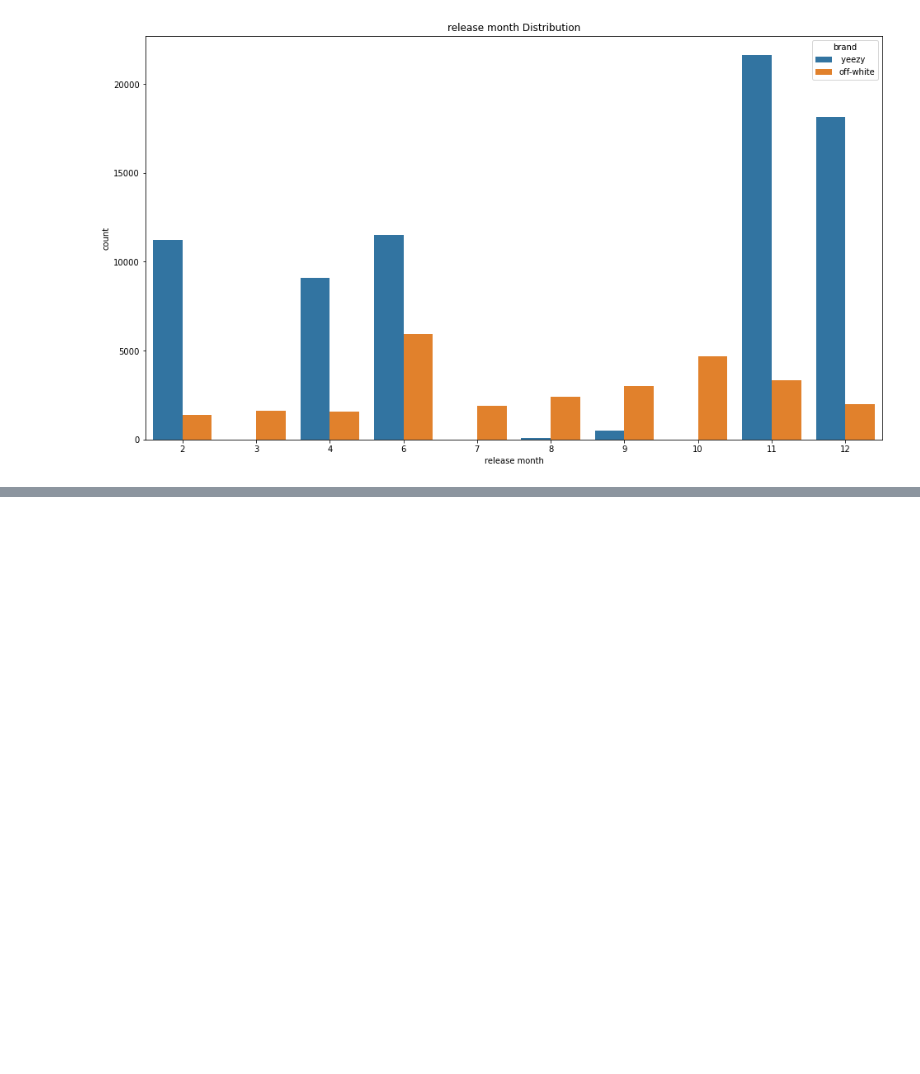
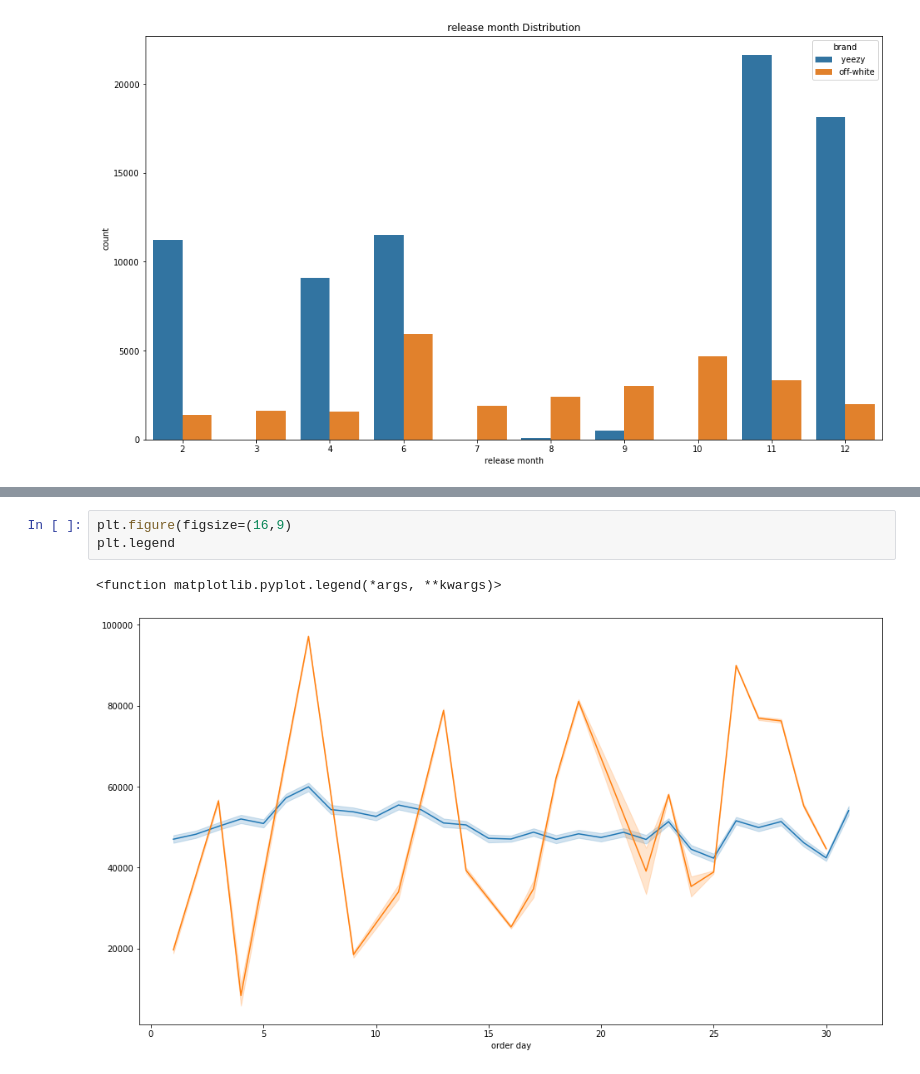
Before and after one commit to carterrxavier/stockx-analysis, a Jupyter notebook: initial_notebook-Copy1.ipynb, the cells around one changed output, grey strips where cells are left out. Saved outputs shown, nothing was run; the diff lists cells and outputs as text; blank space fills up the shorter version.

```diff
--- a/initial_notebook-Copy1.ipynb
+++ b/initial_notebook-Copy1.ipynb
@@ -135,0 +143,6 @@ explore.compare_to_target(df.drop(columns=['sneaker name','order date', 'release
+# %%
+plt.figure(figsize=(16,9)
+plt.legend
+# %% [output]
+<function matplotlib.pyplot.legend(*args, **kwargs)>
+[figure, added]
```
Also changed, not shown: parts of 2 cells of this notebook.
